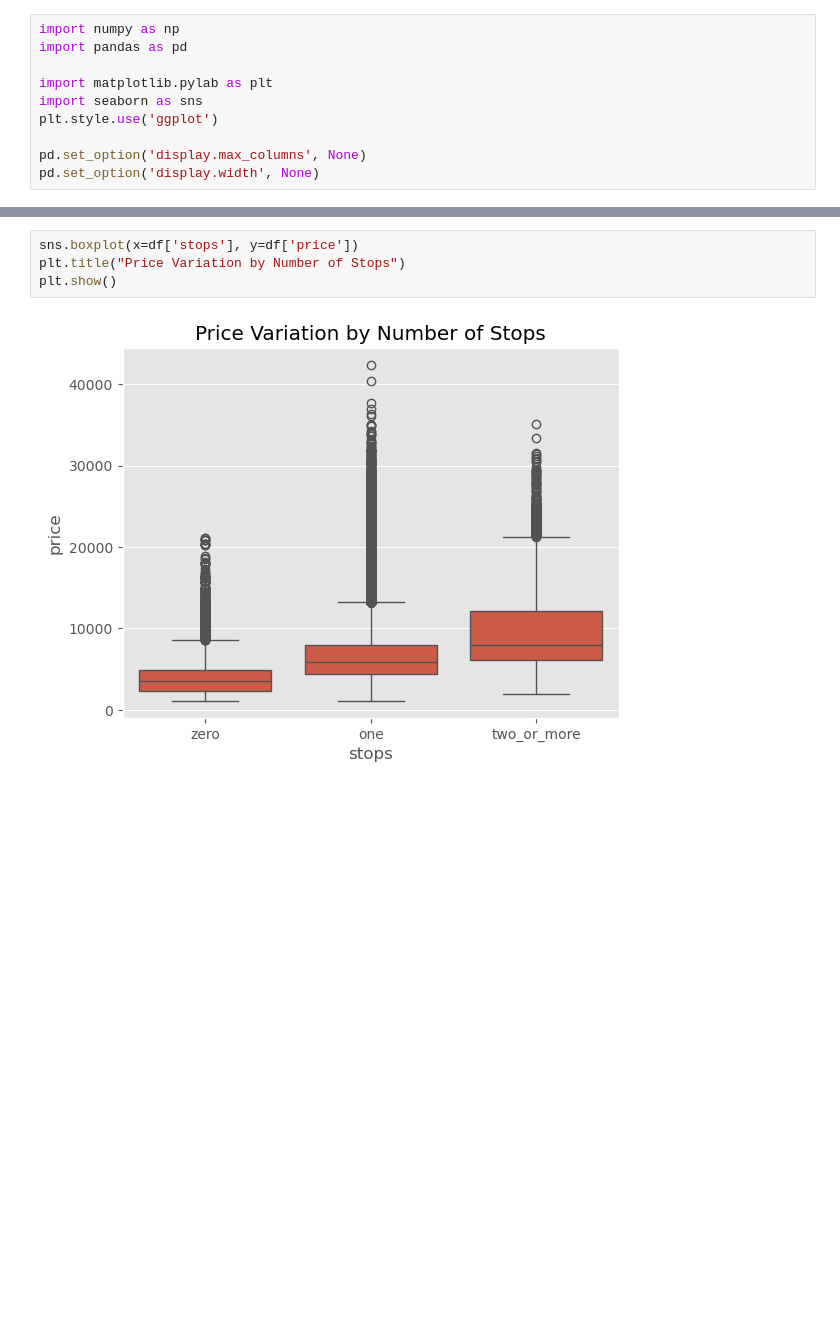
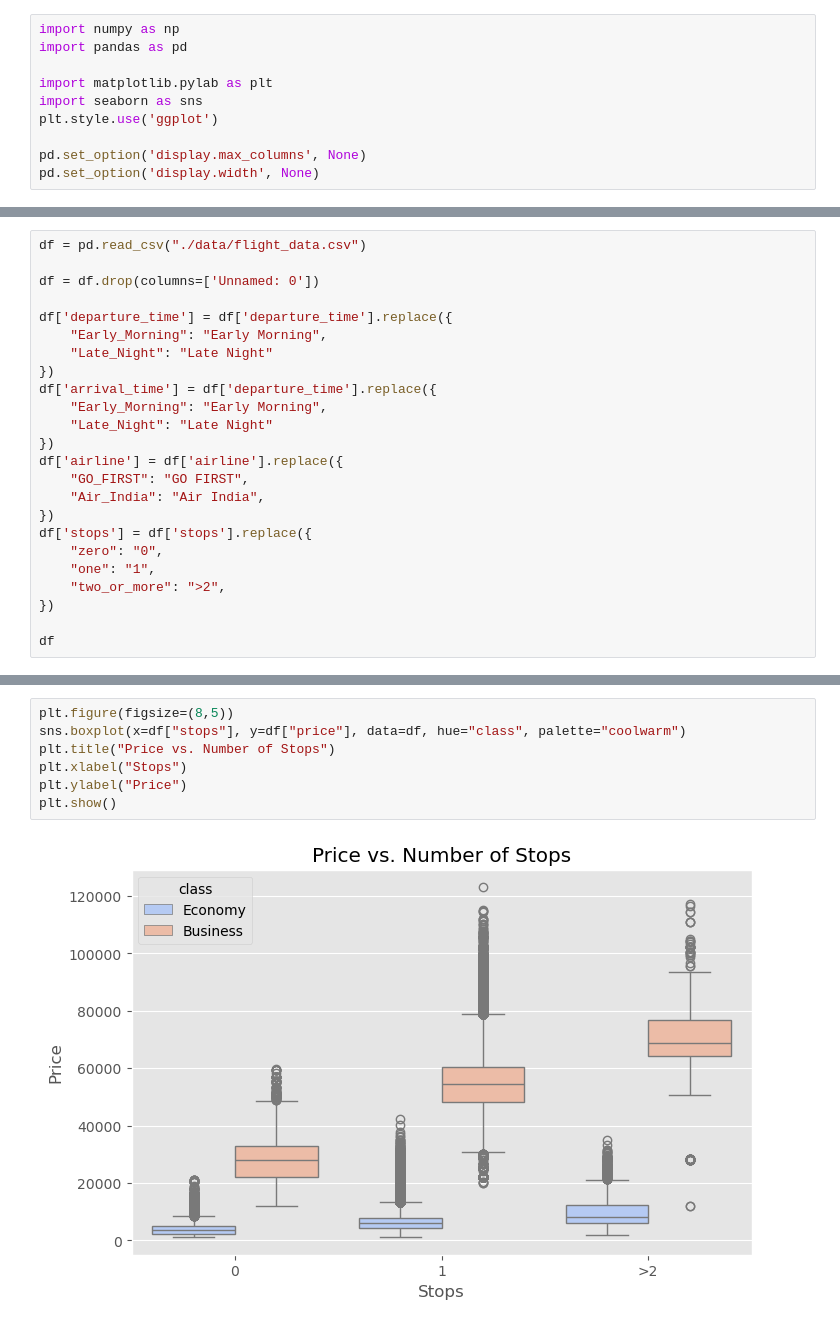
Before and after one commit to vatsal-afk/automobile-eda, a Jupyter notebook: visualization.ipynb, the cells around one changed output, grey strips where cells are left out. Cells and saved outputs as stored; diff of their text form; blank space fills up the shorter version.

```diff
--- a/visualization.ipynb
+++ b/visualization.ipynb
@@ -30,0 +11,24 @@ df
+# %%
+df = pd.read_csv("./data/flight_data.csv")
+
+df = df.drop(columns=['Unnamed: 0'])
+
+df['departure_time'] = df['departure_time'].replace({
+    "Early_Morning": "Early Morning",
+    "Late_Night": "Late Night"
+})
+df['arrival_time'] = df['departure_time'].replace({
+    "Early_Morning": "Early Morning",
+    "Late_Night": "Late Night"
+})
+df['airline'] = df['airline'].replace({
+    "GO_FIRST": "GO FIRST",
+    "Air_India": "Air India",
+})
+df['stops'] = df['stops'].replace({
+    "zero": "0",
+    "one": "1",
+    "two_or_more": ">2",
+})
+
+df
@@ -88,6 +269,9 @@ plt.show()
 # %%
-sns.boxplot(x=df['stops'], y=df['price'])
-plt.title("Price Variation by Number of Stops")
+plt.figure(figsize=(8,5))
+sns.boxplot(x=df["stops"], y=df["price"], data=df, hue="class", palette="coolwarm")
+plt.title("Price vs. Number of Stops")
+plt.xlabel("Stops")
+plt.ylabel("Price")
 plt.show()
 # %% [output]
-[figure, old version]
+[figure, new version]
```
Also changed, not shown: parts of 17 cells of this notebook, 7 other files.
